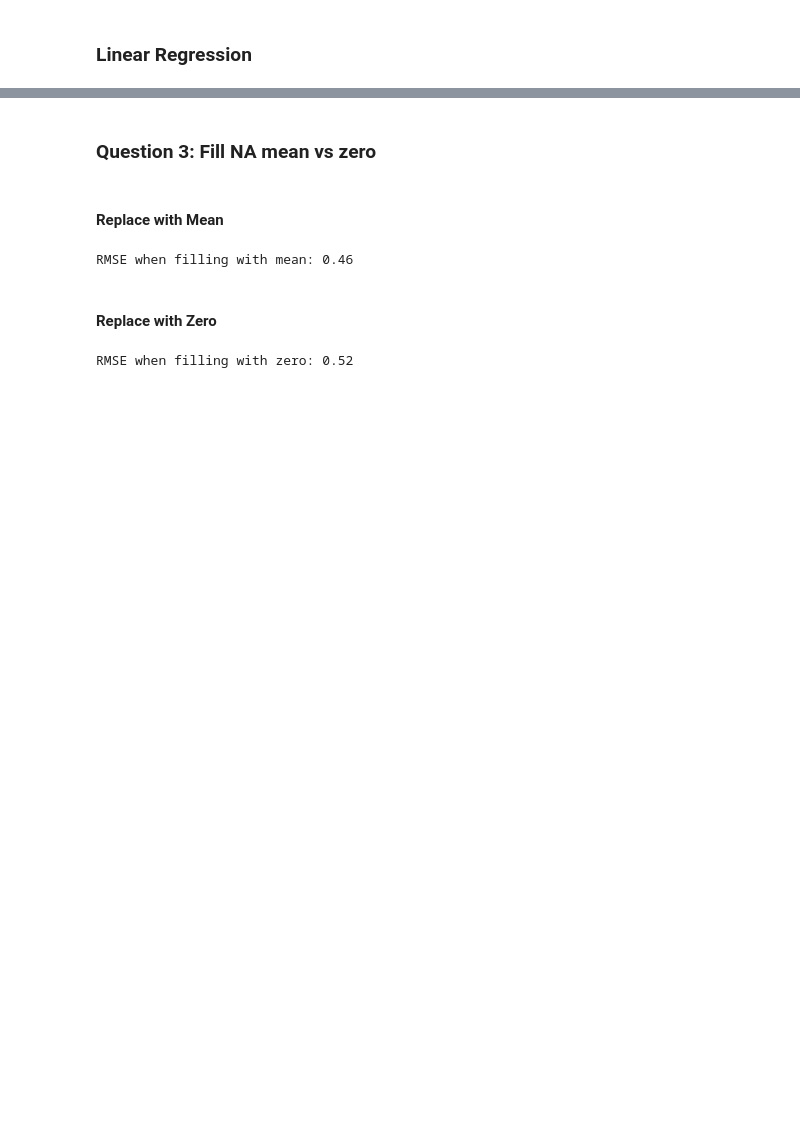
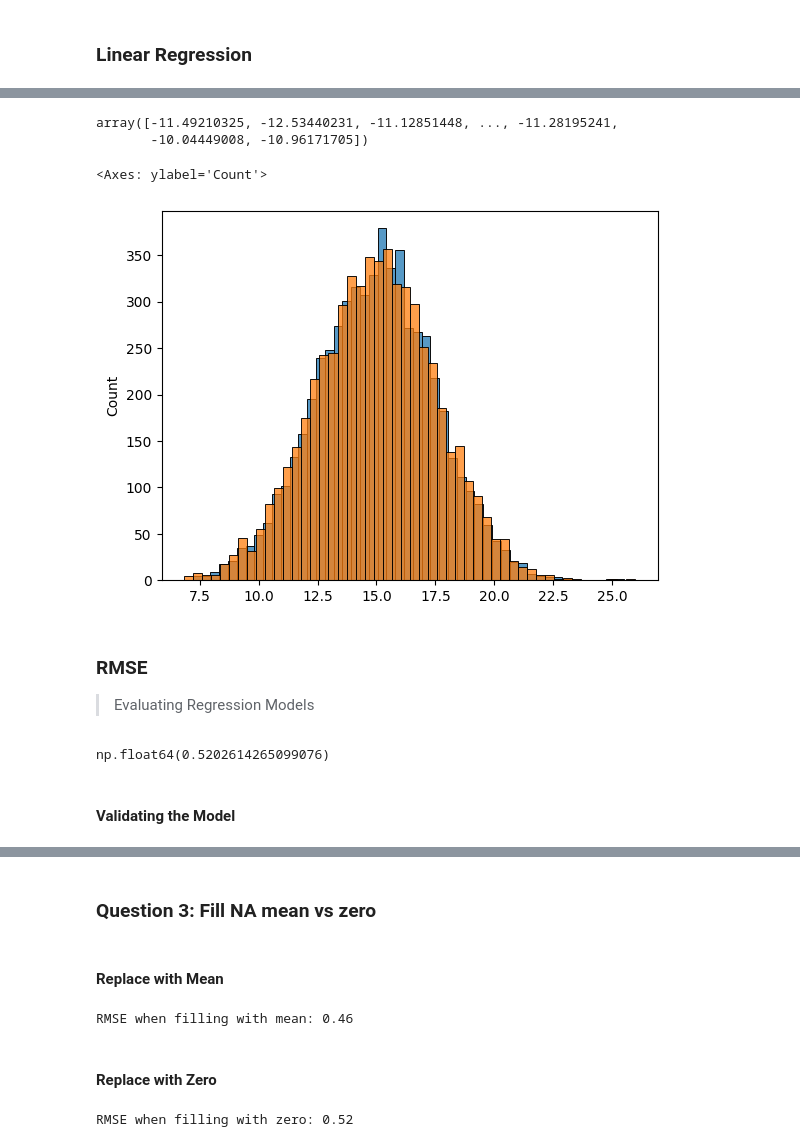
Before and after one commit to ShukrohBello/Machine-Learning-Zoomcamp, a Jupyter notebook: 02-regression/homework2_2025.ipynb, the cells around one changed output, grey strips where cells are left out. Cells and saved outputs as stored; diff of their text form; code cells hidden in the pictures; blank space fills up the shorter version.

```diff
--- a/02-regression/homework2_2025.ipynb
+++ b/02-regression/homework2_2025.ipynb
@@ -316,0 +527,9 @@ df_train
+# %%
+base = [
+    'engine_displacement',
+    'horsepower',
+    'vehicle_weight',
+    'model_year',
+    'num_doors'
+]
+df_train[base]
@@ -316,0 +561,21 @@ df_train
+# %%
+# df_train[base].fillna(0).isnull().sum()
+X_train = df_train[base].fillna(0).values
+# %%
+w0, w = train_linear_regression(X_train, y_train)
+# %%
+X_train.dot(w)
+# %% [output]
+array([-11.49210325, -12.53440231, -11.12851448, ..., -11.28195241,
+       -10.04449008, -10.96171705])
+# %%
+y_pred = w0 + X_train.dot(w)
+# %%
+sns.histplot(y_pred)
+sns.histplot(y_train)
+# %% [output]
+<Axes: ylabel='Count'>
+[figure, added]
+# %% [markdown]
+### RMSE
+>Evaluating Regression Models
@@ -316,0 +588,6 @@ df_train
+# %%
+rmse(y_train, y_pred)
+# %% [output]
+np.float64(0.5202614265099076)
+# %% [markdown]
+#### Validating the Model
```
Also changed, not shown: parts of 106 cells of this notebook.
